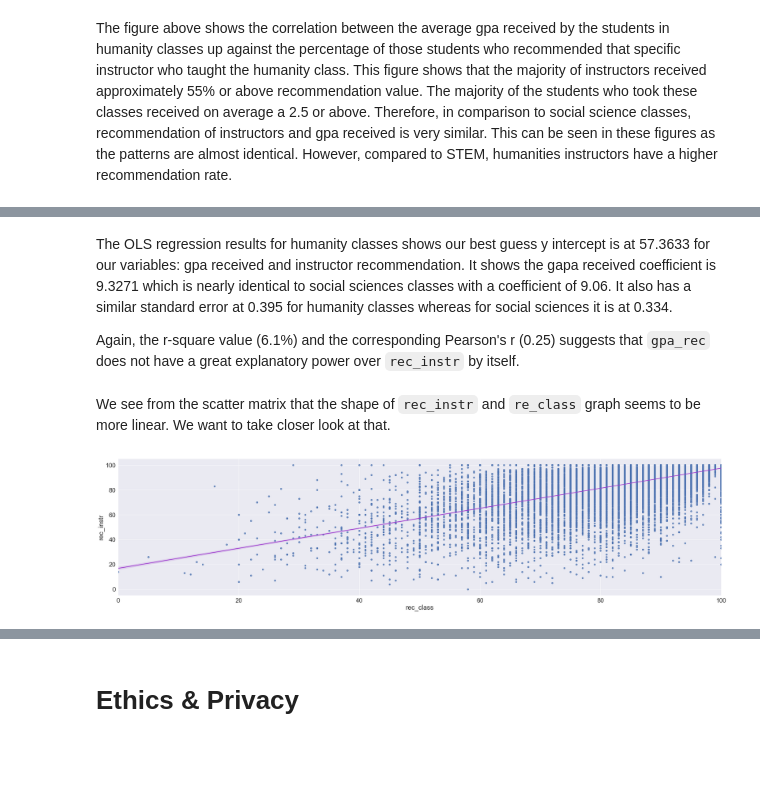
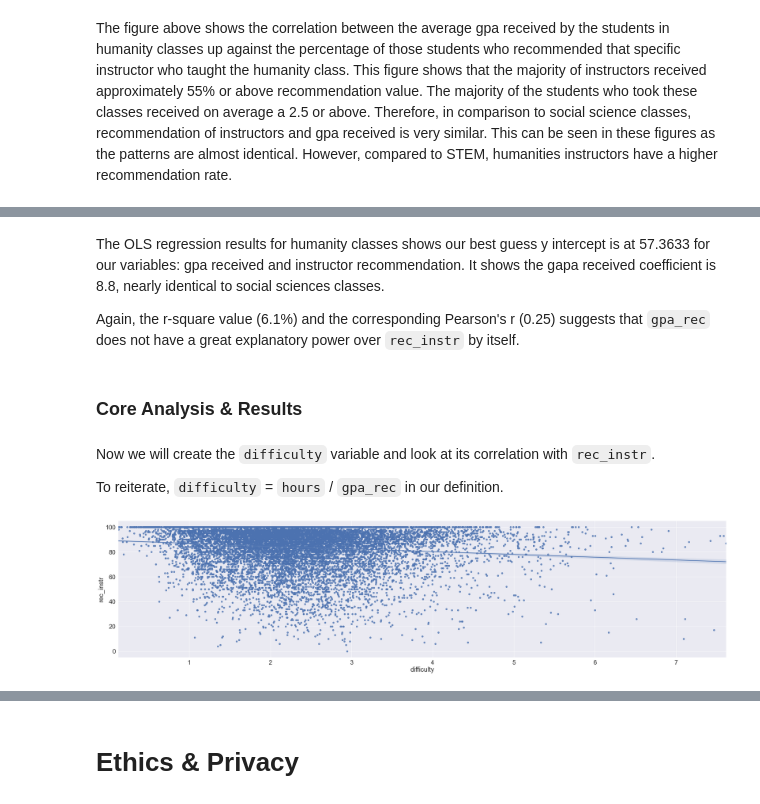
Before and after one commit to p-ghag/DataScience, a Jupyter notebook: FinalProject_group046.ipynb, the cells around one changed output, grey strips where cells are left out. Saved outputs shown, nothing was run; the diff lists cells and outputs as text; code cells hidden in the pictures; blank space fills up the shorter version.

Commit message:
Final analysis, Ethics & privacy

```diff
--- a/FinalProject_group046.ipynb
+++ b/FinalProject_group046.ipynb
@@ -128,6 +128,12 @@ cape = pd.read_csv("https://raw.githubusercontent.com/dcao/seascape/master/data/
 # %% [markdown]
 Since we do not want any data that may be influenced by the COVID-19 pandemic, we want to __drop evaluations made for school term WI20 and SP20__, the lastest 2 terms recorded in the dataset.
 # %%
-cape = cape.drop(cape[(cape.term =='WI20') | (cape.term =='SP20')].index)
+cape = cape.drop(cape[(cape.term =='WI20')
+                      | (cape.term == 'SP20')
+                      | (cape.term == 'FA20')
+                      | (cape.term == 'S320')
+                      | (cape.term == 'S220')
+                      | (cape.term == 'S120')].index)
+print(cape.shape)
 cape.head()
 # %% [output]
@@ -602,12 +631,21 @@ Covariance Type:            nonrobust
 Notes:
 [1] Standard Errors assume that the covariance matrix of the errors is correctly specified.
 # %% [markdown]
-The OLS regression results for humanity classes shows our best guess y intercept is at 57.3633 for our variables: gpa received and instructor recommendation. It shows the gapa received coefficient is 9.3271 which is nearly identical to social sciences classes with a coefficient of 9.06. It also has a similar standard error at 0.395 for humanity classes whereas for social sciences it is at 0.334.
+The OLS regression results for humanity classes shows our best guess y intercept is at 57.3633 for our variables: gpa received and instructor recommendation. It shows the gapa received coefficient is 8.8, nearly identical to social sciences classes.
 
 Again, the r-square value (6.1%) and the corresponding Pearson's r (0.25) suggests that `gpa_rec` does not have a great explanatory power over `rec_instr` by itself.
-# %% [markdown]
-We see from the scatter matrix that the shape of `rec_instr` and `re_class` graph seems to be more linear. We want to take closer look at that.
+# %% [markdown]
+### Core Analysis & Results
+# %% [markdown]
+Now we will create the `difficulty` variable and look at its correlation with `rec_instr`.
+
+To reiterate, `difficulty` = `hours` / `gpa_rec` in our definition.
+# %%
+cape_stem['difficulty'] =  cape_stem['hours'] / cape_stem['gpa_rec']
+cape_social_sci['difficulty'] =  cape_social_sci['hours'] / cape_social_sci['gpa_rec']
+cape_hum['difficulty'] =  cape_hum['hours'] / cape_hum['gpa_rec']
 # %%
-plot4 = sns.lmplot(x='rec_class', y='rec_instr', data=cape, line_kws={'color': 'darkorchid'},fit_reg = True, height = 8, aspect = 4)
+#find correlation between difficulty & rec_instr for stem
+plot4 = sns.lmplot(x='difficulty', y='rec_instr', data=cape_stem, fit_reg=True, height = 8, aspect = 4)
 # %% [output]
-[figure, old version]
+[figure, new version]
```
Also changed, not shown: parts of 45 cells of this notebook.
